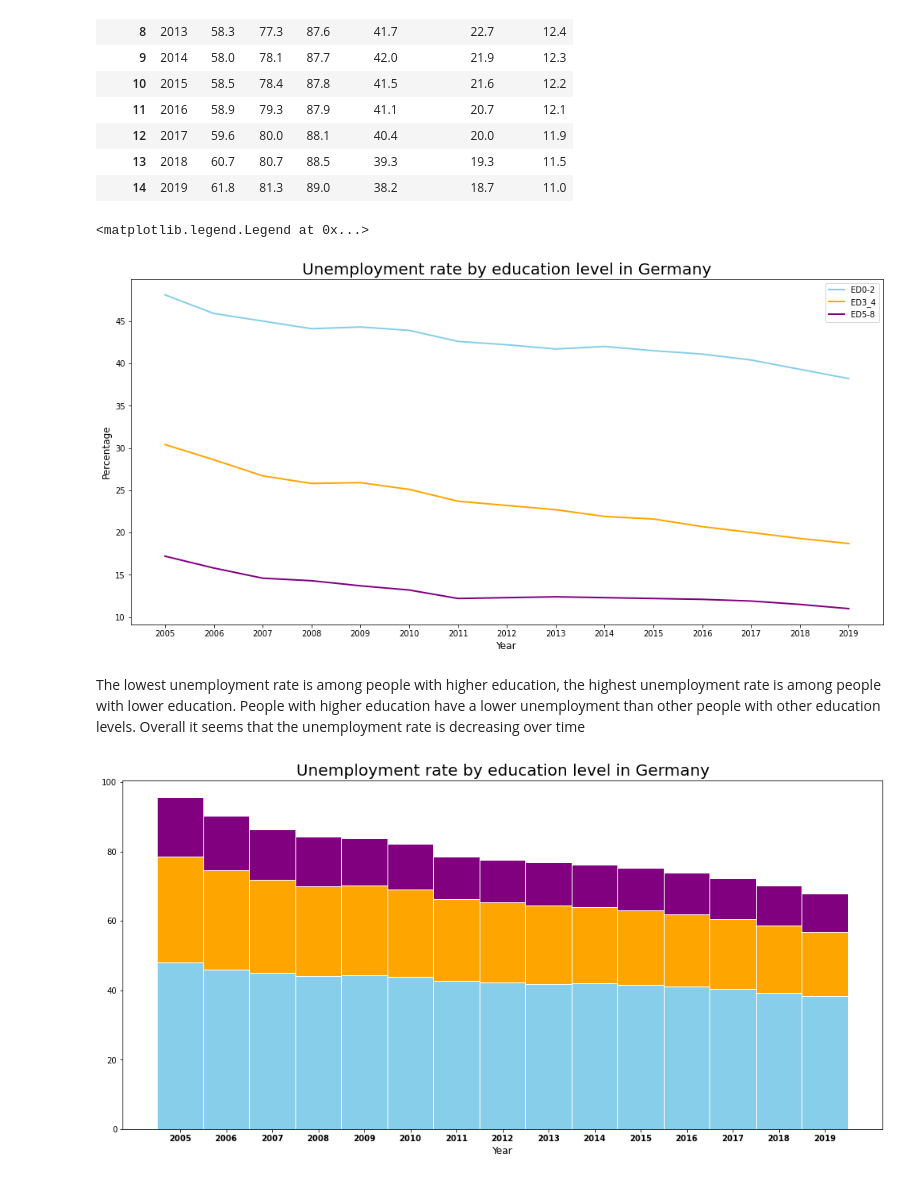
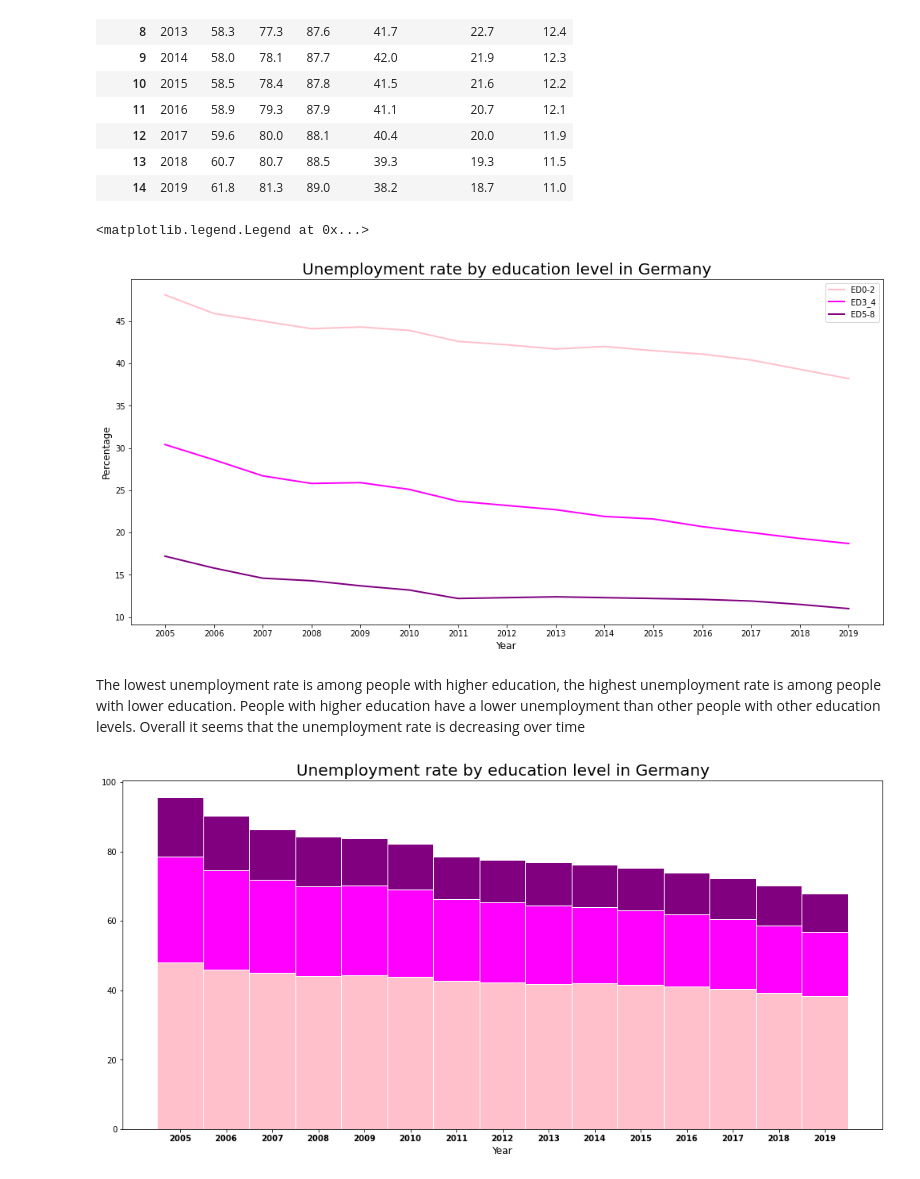
Before and after one commit to Malonk/unemployment_stats, a Jupyter notebook: notebooks/education_employment_rate_germany.ipynb, the cells around one changed output. Drawn from its saved outputs; the diff is of its cells as text; code cells hidden in the pictures.

```diff
--- a/notebooks/education_employment_rate_germany.ipynb
+++ b/notebooks/education_employment_rate_germany.ipynb
@@ -246,13 +246,13 @@ fig, ax = plt.pyplot.subplots(figsize=(17,8))
 plt.pyplot.title("Unemployment rate by education level in Germany", fontsize=20)
 plt.pyplot.xlabel("Year", fontsize=12)
 plt.pyplot.ylabel("Percentage", fontsize=12)
-ax.plot("year", "ED0-2low", data=df_germany, color='skyblue', linewidth=2, label="ED0-2")
-ax.plot("year", "ED3_4medium", data=df_germany, color='orange', linewidth=2, label="ED3_4")
+ax.plot("year", "ED0-2low", data=df_germany, color='pink', linewidth=2, label="ED0-2")
+ax.plot("year", "ED3_4medium", data=df_germany, color='magenta', linewidth=2, label="ED3_4")
 ax.plot("year", "ED5-8high", data=df_germany, color='purple', linewidth=2, label="ED5-8")
 plt.pyplot.legend()
 # %% [output]
 <matplotlib.legend.Legend at 0x...>
-[figure, old version]
+[figure, new version]
 # %% [markdown]
 The lowest unemployment rate is among people with higher education, the highest unemployment rate is among people with lower education. People with higher education have a lower unemployment than other people with other education levels. Overall it seems that the unemployment rate is decreasing over time
 # %%
@@ -260,35 +260,35 @@ fig, ax = plt.pyplot.subplots(figsize=(17,8))
 
 # Values of each group
 bars1 = df_germany["ED0-2low"]
 bars2 = df_germany["ED3_4medium"]
 bars3 = df_germany["ED5-8high"]
 
 # Heights of bars1 + bars2
 bars = np.add(bars1, bars2).tolist()
 
 # The position of the bars on the x-axis
 r = [0,1,2,3,4,5,6,7,8,9,10,11,12,13,14]
 
 # Names of group and bar width
 names = ['2005','2006','2007','2008','2009', '2010', '2011',
          '2012', '2013', '2014', '2015', '2016', '2017', '2018', '2019']
 barWidth = 1
 
 plt.pyplot.title("Unemployment rate by education level in Germany", fontsize=20)
 # Create brown bars
-plt.pyplot.bar(r, bars1, color='skyblue', edgecolor='white', width=barWidth)
+plt.pyplot.bar(r, bars1, color='pink', edgecolor='white', width=barWidth)
 # Create green bars (middle), on top of the firs ones
-plt.pyplot.bar(r, bars2, bottom=bars1, color='orange', edgecolor='white', width=barWidth)
+plt.pyplot.bar(r, bars2, bottom=bars1, color='magenta', edgecolor='white', width=barWidth)
 # Create green bars (top)
 plt.pyplot.bar(r, bars3, bottom=bars, color='purple', edgecolor='white', width=barWidth)
 
 # Custom X axis
 plt.pyplot.xticks(r, names, fontweight='bold')
 plt.pyplot.xlabel("Year",fontsize=12)
 
 # Show graphic
 plt.pyplot.show()
 # %% [output]
-[figure, old version]
+[figure, new version]
 # %%
 df_germany.to_pickle("../data/output/education_employment_rate_germany.pkl")
```
Also changed, not shown: parts of 4 cells of this notebook, 2 other files.
